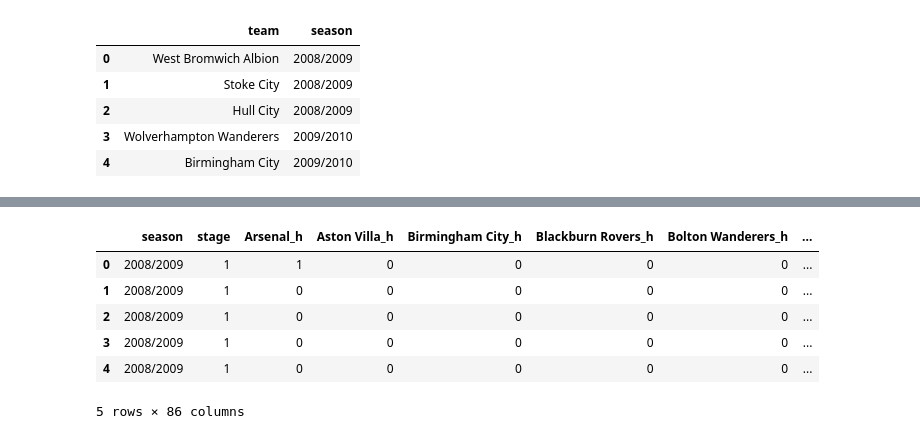
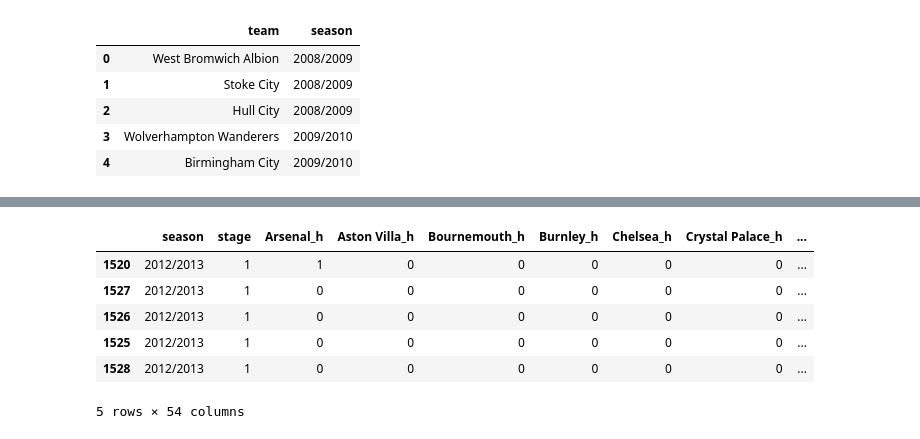
Before and after one commit to opalchonlapat/BabySoccer, a Jupyter notebook: EPL_weekly_predicting.ipynb, the cells around one changed output, grey strips where cells are left out. Saved outputs shown, nothing was run; the diff lists cells and outputs as text; code cells hidden in the pictures.

```diff
--- a/EPL_weekly_predicting.ipynb
+++ b/EPL_weekly_predicting.ipynb
@@ -24,4 +207,5 @@ from subprocess import check_output
 # %%
 # Parameters to change depending on season and wek we are running for
 this_season = '2017/2018'
-this_week = 18
+this_week = int(matches_data_17[-1:]['stage']) + 1
+this_week
@@ -187,0 +214,4 @@ full_matches.tail(100)
+# %%
+matches_schedule = matches_schedule.loc[matches_schedule['stage'] == this_week]
+matches_schedule['match_id'] = match_id
+matches_schedule
@@ -187,0 +230,11 @@ full_matches.tail(100)
+# %%
+# Add to full training data to predict current season
+matches = pd.concat([matches, last_season, matches_schedule])
+matches = matches.reset_index(drop=True)
+convert_team_name(matches)
+# matches
+
+# Create a full set of match data that can be used with feature engineering later
+full_matches = matches.copy()
+# full_matches.match_id.fillna(last_season['match_id'][-1:] + 1)
+full_matches
@@ -188,6 +260,13 @@ full_matches.tail(100)
 # %%
-# full_matches.drop(matches[matches.season == '2008/2009'].index, inplace=True)
-# full_matches.drop(matches[matches.season == '2009/2010'].index, inplace=True)
-# full_matches.drop(matches[matches.season == '2010/2011'].index, inplace=True)
-# full_matches.drop(matches[matches.season == '2011/2012'].index, inplace=True)
-# full_matches
+full_matches.drop(matches[matches.season == '2008/2009'].index, inplace=True)
+full_matches.drop(matches[matches.season == '2009/2010'].index, inplace=True)
+full_matches.drop(matches[matches.season == '2010/2011'].index, inplace=True)
+full_matches.drop(matches[matches.season == '2011/2012'].index, inplace=True)
+# Only use the seasons we require - Optimum appears to be for season 12/13 onwards
+
+# unique_seasons = pd.Series(matches['season'].unique())
+# exclude_seasons = pd.Series(['2008/2009', '2009/2010', '2010/2011', '2011/2012'])
+# include_seasons = unique_seasons[~unique_seasons.isin(exclude_seasons)]
+# full_matches = full_matches.loc[full_matches['season'].isin(include_seasons)]
+#full_matches.reset_index(drop=True, inplace=True)
+full_matches
@@ -284,24 +394,23 @@ full_matches.head(20)
 # %%
 # Convert home & team into a binary feature, ie Arsenal_h or Arsenal_a
 # Need all seasons data for team binary feature
 full_match_features = pd.DataFrame(full_matches[['season', 'stage']])
-                                   #columns=[['season', 'stage']])
+#                                    columns=[['season', 'stage']])
 
 full_match_features = pd.concat([full_match_features, pd.get_dummies(full_matches['home_team']).rename(columns=lambda x: str(x) + '_h')],
                                 axis=1)
 full_match_features = pd.concat([full_match_features, pd.get_dummies(full_matches['away_team']).rename(columns=lambda x: str(x) + '_a')],
                          axis=1)
 
-full_match_features = full_match_features.reset_index(drop=True)
 full_match_features.head()
 # %% [output]
-|  | season | stage | Arsenal_h | Aston Villa_h | Birmingham City_h | Blackburn Rovers_h | Bolton Wanderers_h | ... |
-| 0 | 2008/2009 | 1 | 1 | 0 | 0 | 0 | 0 | ... |
-| 1 | 2008/2009 | 1 | 0 | 0 | 0 | 0 | 0 | ... |
-| 2 | 2008/2009 | 1 | 0 | 0 | 0 | 0 | 0 | ... |
-| 3 | 2008/2009 | 1 | 0 | 0 | 0 | 0 | 0 | ... |
-| 4 | 2008/2009 | 1 | 0 | 0 | 0 | 0 | 0 | ... |
+|  | season | stage | Arsenal_h | Aston Villa_h | Bournemouth_h | Burnley_h | Chelsea_h | Crystal Palace_h | ... |
+| 1520 | 2012/2013 | 1 | 1 | 0 | 0 | 0 | 0 | 0 | ... |
+| 1527 | 2012/2013 | 1 | 0 | 0 | 0 | 0 | 0 | 0 | ... |
+| 1526 | 2012/2013 | 1 | 0 | 0 | 0 | 0 | 0 | 0 | ... |
+| 1525 | 2012/2013 | 1 | 0 | 0 | 0 | 0 | 0 | 0 | ... |
+| 1528 | 2012/2013 | 1 | 0 | 0 | 0 | 0 | 0 | 0 | ... |
-5 rows × 86 columns
+5 rows × 54 columns
 # %%
 # To predict this season (1, this week only, remove this week from training set
 train_match_features = full_match_features.loc[(full_match_features['season'] != this_season) |
```
Also changed, not shown: parts of 22 cells of this notebook.
